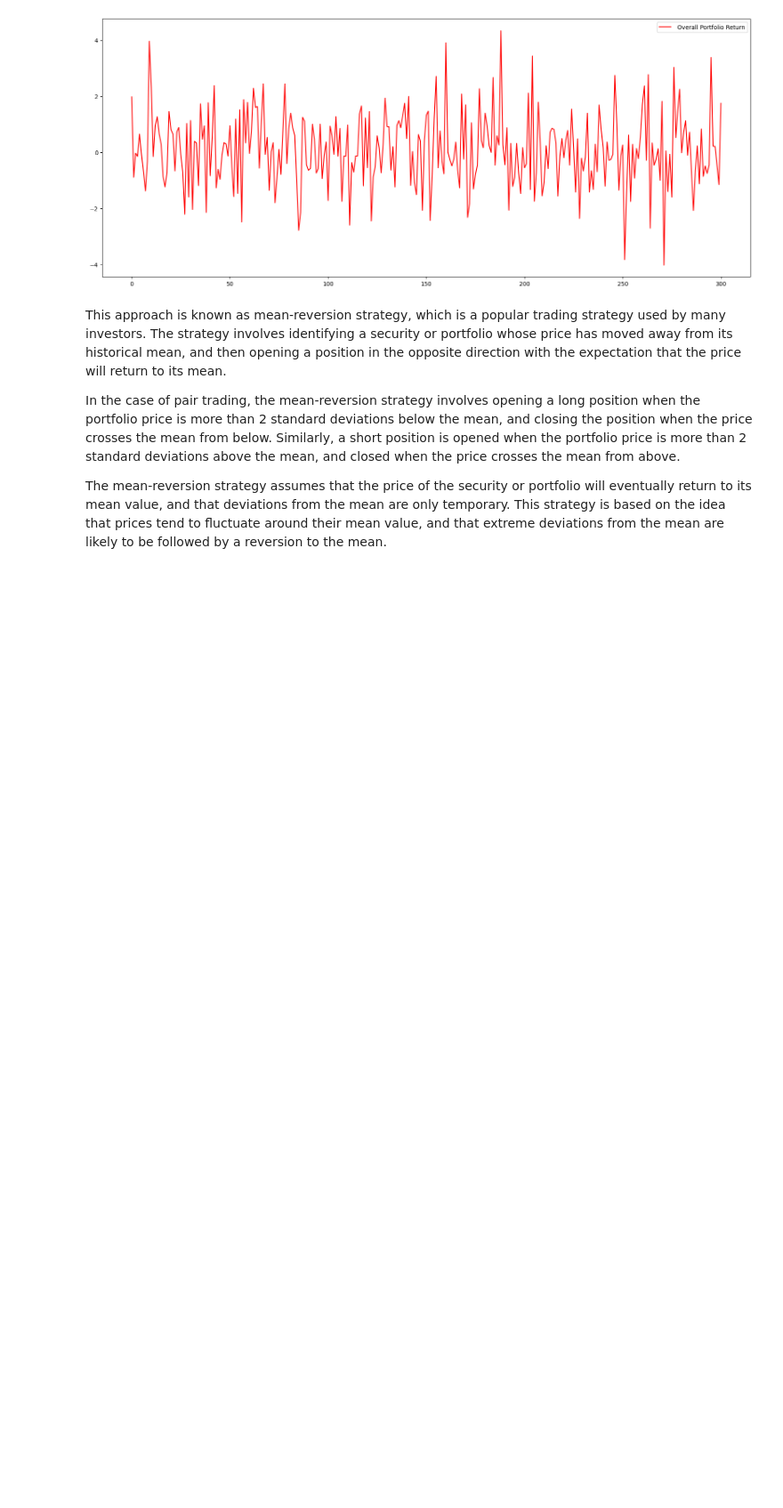
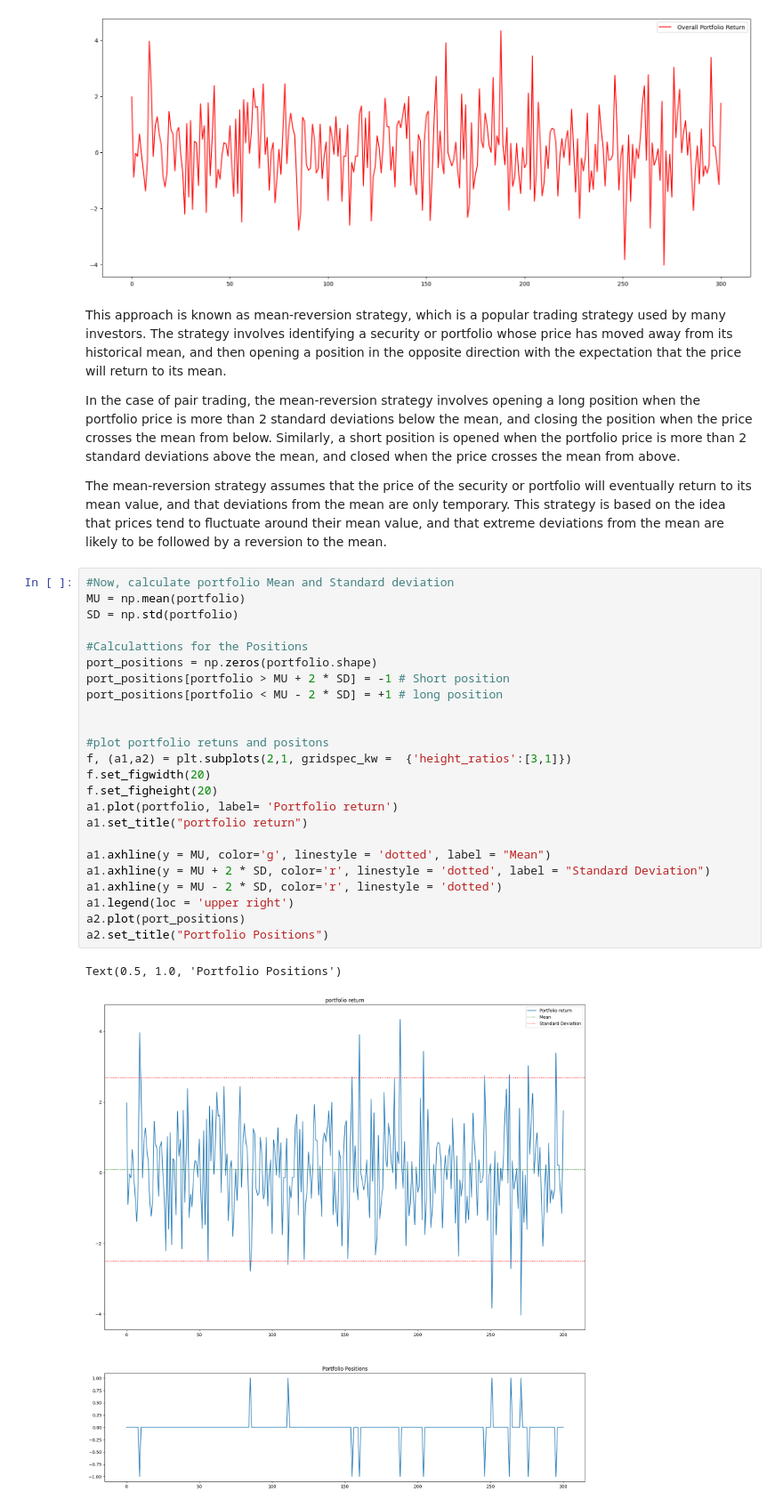
Before and after one commit to raviknce0509/Pair-Trading-Strategy, a Jupyter notebook: # Pair-Trading-Strategy.ipynb, the cells around one changed output. Shown at 89% size. Drawn from its saved outputs; the diff is of its cells as text; blank space fills up the shorter version.

```diff
--- a/# Pair-Trading-Strategy.ipynb
+++ b/# Pair-Trading-Strategy.ipynb
@@ -64,3 +64,30 @@ This approach is known as mean-reversion strategy, which is a popular trading st
 In the case of pair trading, the mean-reversion strategy involves opening a long position when the portfolio price is more than 2 standard deviations below the mean, and closing the position when the price crosses the mean from below. Similarly, a short position is opened when the portfolio price is more than 2 standard deviations above the mean, and closed when the price crosses the mean from above.
 
 The mean-reversion strategy assumes that the price of the security or portfolio will eventually return to its mean value, and that deviations from the mean are only temporary. This strategy is based on the idea that prices tend to fluctuate around their mean value, and that extreme deviations from the mean are likely to be followed by a reversion to the mean.
+# %%
+#Now, calculate portfolio Mean and Standard deviation
+MU = np.mean(portfolio)
+SD = np.std(portfolio)
+
+#Calculattions for the Positions
+port_positions = np.zeros(portfolio.shape)
+port_positions[portfolio > MU + 2 * SD] = -1 # Short position
+port_positions[portfolio < MU - 2 * SD] = +1 # long position
+
+
+#plot portfolio retuns and positons
+f, (a1,a2) = plt.subplots(2,1, gridspec_kw =  {'height_ratios':[3,1]})
+f.set_figwidth(20)
+f.set_figheight(20)
+a1.plot(portfolio, label= 'Portfolio return')
+a1.set_title("portfolio return")
+
+a1.axhline(y = MU, color='g', linestyle = 'dotted', label = "Mean")
+a1.axhline(y = MU + 2 * SD, color='r', linestyle = 'dotted', label = "Standard Deviation")
+a1.axhline(y = MU - 2 * SD, color='r', linestyle = 'dotted')
+a1.legend(loc = 'upper right')
+a2.plot(port_positions)
+a2.set_title("Portfolio Positions")
+# %% [output]
+Text(0.5, 1.0, 'Portfolio Positions')
+[figure, added]
```
Also changed, not shown: parts of 2 cells of this notebook.
